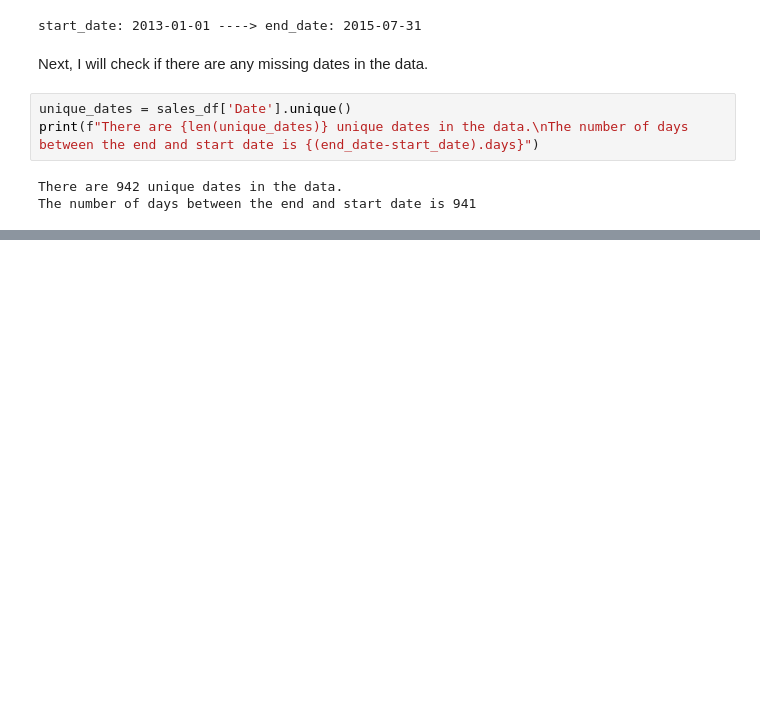
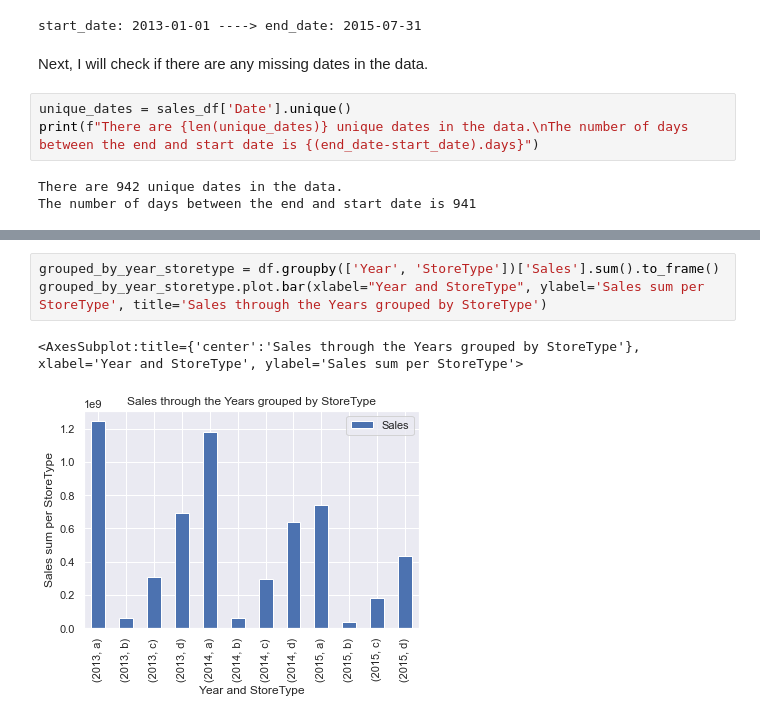
Before and after one commit to Hen0k/Rossmann-Pharmaceuticals-Sales-Forcast, a Jupyter notebook: notebooks/sales_data_exploration.ipynb, the cells around one changed output, grey strips where cells are left out. Saved outputs shown, nothing was run; the diff lists cells and outputs as text; blank space fills up the shorter version.

```diff
--- a/notebooks/sales_data_exploration.ipynb
+++ b/notebooks/sales_data_exploration.ipynb
@@ -104,0 +231,6 @@ There are no missing entries in the timeseries component of the data
+# %%
+grouped_by_year_storetype = df.groupby(['Year', 'StoreType'])['Sales'].sum().to_frame()
+grouped_by_year_storetype.plot.bar(xlabel="Year and StoreType", ylabel='Sales sum per StoreType', title='Sales through the Years grouped by StoreType')
+# %% [output]
+<AxesSubplot:title={'center':'Sales through the Years grouped by StoreType'}, xlabel='Year and StoreType', ylabel='Sales sum per StoreType'>
+[figure, added]
```
Also changed, not shown: parts of 26 cells of this notebook.
